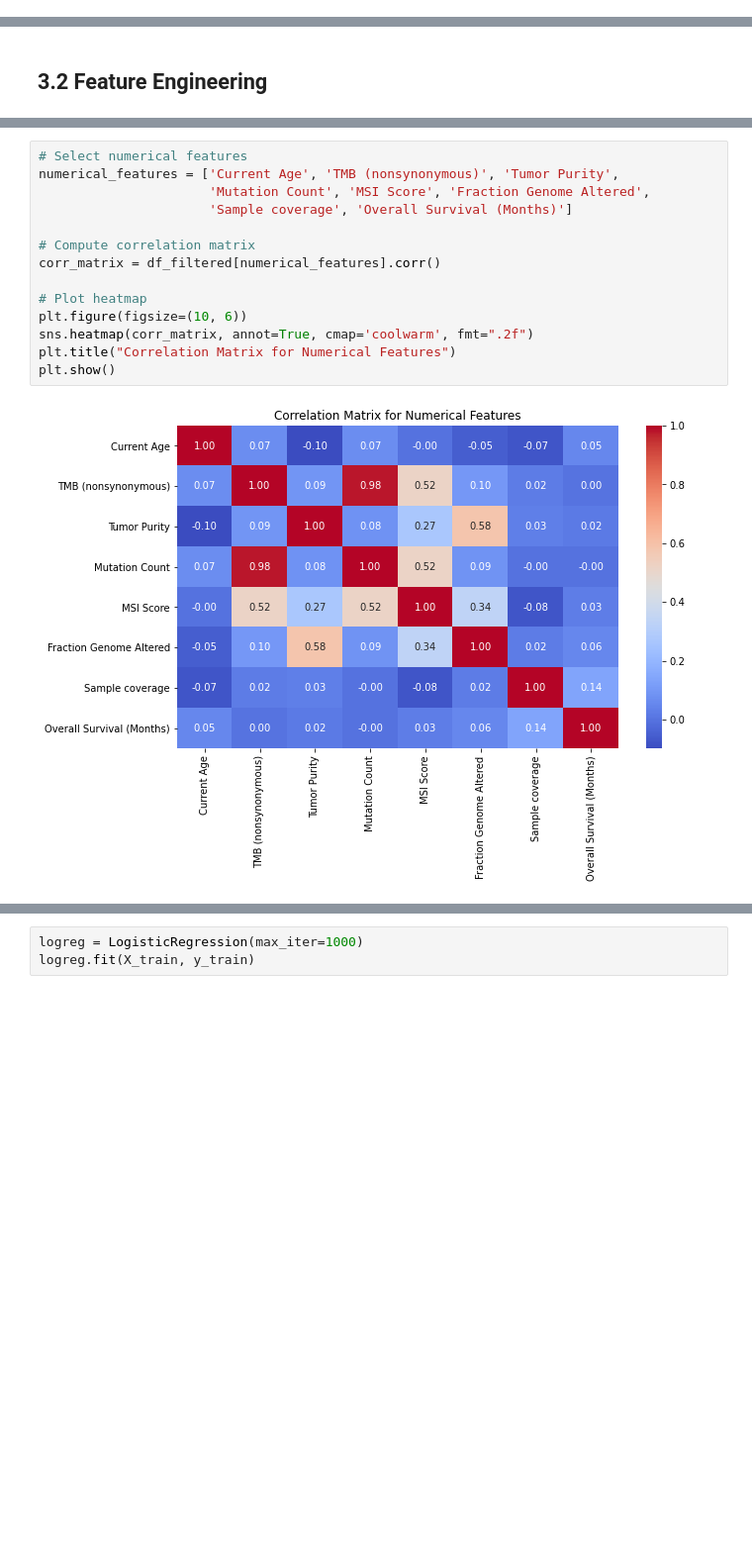
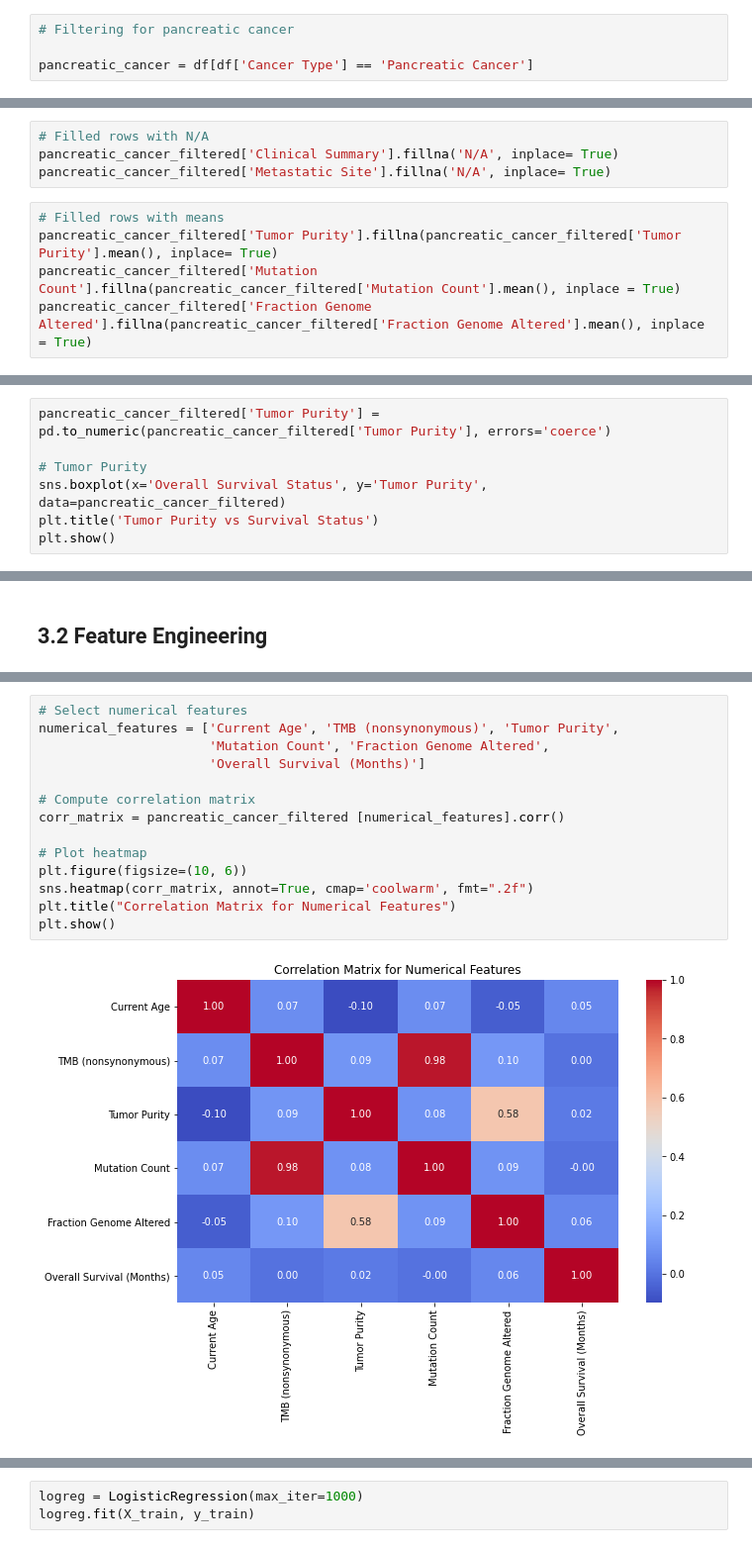
Before and after one commit to chriskarta/Pancreatic-Cancer-Survival-Prediction, a Jupyter notebook: index.ipynb, the cells around one changed output, grey strips where cells are left out. Shown: that part at 99% size. Drawn from its saved outputs; the diff is of its cells as text; blank space fills up the shorter version.

```diff
--- a/index.ipynb
+++ b/index.ipynb
@@ -304,0 +157,4 @@ In this section , we look into key patient characteristics, treatment factors, a
+# %%
+# Filtering for pancreatic cancer
+
+pancreatic_cancer = df[df['Cancer Type'] == 'Pancreatic Cancer']
@@ -304,0 +278,9 @@ In this section , we look into key patient characteristics, treatment factors, a
+# %%
+# Filled rows with N/A
+pancreatic_cancer_filtered['Clinical Summary'].fillna('N/A', inplace= True)
+pancreatic_cancer_filtered['Metastatic Site'].fillna('N/A', inplace= True)
+# %%
+# Filled rows with means
+pancreatic_cancer_filtered['Tumor Purity'].fillna(pancreatic_cancer_filtered['Tumor Purity'].mean(), inplace= True)
+pancreatic_cancer_filtered['Mutation Count'].fillna(pancreatic_cancer_filtered['Mutation Count'].mean(), inplace = True)
+pancreatic_cancer_filtered['Fraction Genome Altered'].fillna(pancreatic_cancer_filtered['Fraction Genome Altered'].mean(), inplace = True)
@@ -475,0 +524,7 @@ plt.show()
+# %%
+pancreatic_cancer_filtered['Tumor Purity'] = pd.to_numeric(pancreatic_cancer_filtered['Tumor Purity'], errors='coerce')
+
+# Tumor Purity
+sns.boxplot(x='Overall Survival Status', y='Tumor Purity', data=pancreatic_cancer_filtered)
+plt.title('Tumor Purity vs Survival Status')
+plt.show()
@@ -483,16 +711,16 @@ Finds the redundant or weakly correlated features in the dataset
 # %%
 # Select numerical features
 numerical_features = ['Current Age', 'TMB (nonsynonymous)', 'Tumor Purity',
-                      'Mutation Count', 'MSI Score', 'Fraction Genome Altered',
-                      'Sample coverage', 'Overall Survival (Months)']
+                      'Mutation Count', 'Fraction Genome Altered',
+                      'Overall Survival (Months)']
 
 # Compute correlation matrix
-corr_matrix = df_filtered[numerical_features].corr()
+corr_matrix = pancreatic_cancer_filtered [numerical_features].corr()
 
 # Plot heatmap
 plt.figure(figsize=(10, 6))
 sns.heatmap(corr_matrix, annot=True, cmap='coolwarm', fmt=".2f")
 plt.title("Correlation Matrix for Numerical Features")
 plt.show()
 # %% [output]
-[figure, old version]
+[figure, new version]
```
Also changed, not shown: parts of 195 cells of this notebook, 2 other files.
